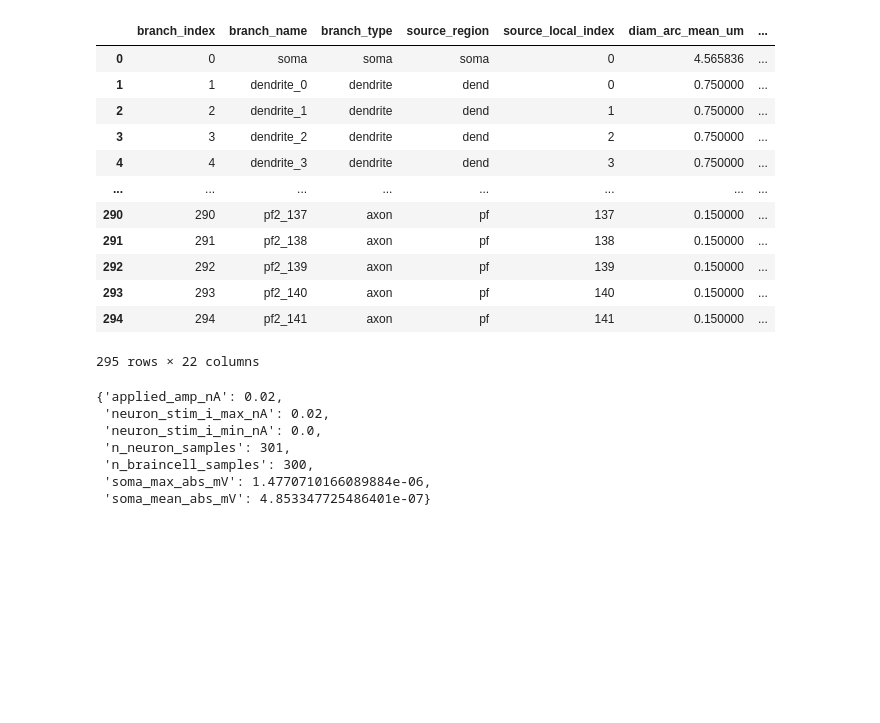
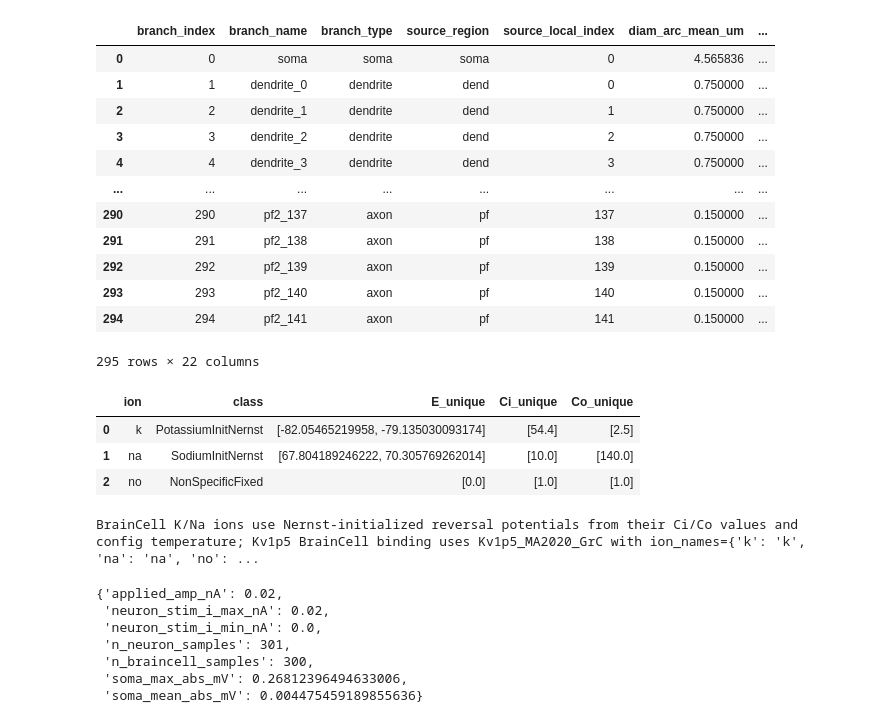
Before and after one commit to chaobrain/braincell, a Jupyter notebook: examples/neuron_compare/cell/grc_ma2020/debug/run_full_debug.ipynb, the cells around one changed output. Saved outputs shown, nothing was run; the diff lists cells and outputs as text; code cells hidden in the pictures; blank space fills up the shorter version.

Commit message:
feat(cell): add GrC formal and full morphology templates

```diff
--- a/examples/neuron_compare/cell/grc_ma2020/debug/run_full_debug.ipynb
+++ b/examples/neuron_compare/cell/grc_ma2020/debug/run_full_debug.ipynb
@@ -234,40 +245,68 @@ h.tstop = DURATION_MS
 h.v_init = config.v_init_mV
 t_neuron = h.Vector().record(h._ref_t)
 h.finitialize(h.v_init)
 h.run()
 
 braincell_cell.cell.place(
     at("soma", 0.5),
     mech.CurrentClamp.step(AMP_NA * u.nA, STIM_DUR_MS * u.ms, delay=DELAY_MS * u.ms),
 )
 braincell_cell.cell.init_state()
+
+def _ion_summary(cell, name):
+    try:
+        ion = cell.get_ion(name)
+    except (KeyError, RuntimeError) as exc:
+        return {"ion": name, "class": "not painted", "note": str(exc)}
+    units = {"E": u.mV, "Ci": u.mM, "Co": u.mM}
+    row = {"ion": name, "class": type(ion).__name__}
+    for field, unit in units.items():
+        if hasattr(ion, field):
+            values = np.asarray(getattr(ion, field).to_decimal(unit), dtype=float).reshape(-1)
+            row[f"{field}_unique"] = np.unique(np.round(values, 12)).tolist()
+    return row
+
+display(pd.DataFrame([
+    _ion_summary(braincell_cell.cell, name)
+    for name in ("k", "na", "no")
+    if name in ("k", "na") or toggles.kv1p5
+]))
+print(
+    "BrainCell K/Na ions use Nernst-initialized reversal potentials from their Ci/Co values and config temperature; "
+    "Kv1p5 BrainCell binding uses Kv1p5_MA2020_GrC with ion_names={'k': 'k', 'na': 'na', 'no': 'no'}."
+)
 braincell_cell.cell.reset_state()
 bc_run = braincell_cell.cell.run(dt=DT_MS * u.ms, duration=DURATION_MS * u.ms)
 
 nrn_v = neuron_cell.collect_voltage_results(nrn_probes)
 bc_v = braincell_cell.collect_voltage_results(bc_probes, bc_run)
 t_neuron = np.asarray(t_neuron, dtype=float)
 stim_i = np.asarray(stim_i, dtype=float)
 t_bc = np.arange(1, len(bc_v["soma_voltage_mV"]) + 1, dtype=float) * DT_MS
 nrn_soma_for_bc = np.interp(t_bc, t_neuron, nrn_v["soma_voltage_mV"])
 delta = bc_v["soma_voltage_mV"] - nrn_soma_for_bc
 {
     "applied_amp_nA": float(AMP_NA),
     "neuron_stim_i_max_nA": float(np.max(stim_i)) if len(stim_i) else None,
     "neuron_stim_i_min_nA": float(np.min(stim_i)) if len(stim_i) else None,
     "n_neuron_samples": int(len(t_neuron)),
     "n_braincell_samples": int(len(t_bc)),
     "soma_max_abs_mV": float(np.max(np.abs(delta))),
     "soma_mean_abs_mV": float(np.mean(np.abs(delta))),
 }
 # %% [output]
+|  | ion | class | E_unique | Ci_unique | Co_unique |
+| 0 | k | PotassiumInitNernst | [-82.05465219958, -79.135030093174] | [54.4] | [2.5] |
+| 1 | na | SodiumInitNernst | [67.804189246222, 70.305769262014] | [10.0] | [140.0] |
+| 2 | no | NonSpecificFixed | [0.0] | [1.0] | [1.0] |
-{'applied_amp_nA': 0.02,
- 'neuron_stim_i_max_nA': 0.02,
- 'neuron_stim_i_min_nA': 0.0,
- 'n_neuron_samples': 301,
- 'n_braincell_samples': 300,
- 'soma_max_abs_mV': 1.4770710166089884e-06,
- 'soma_mean_abs_mV': 4.853347725486401e-07}
+BrainCell K/Na ions use Nernst-initialized reversal potentials from their Ci/Co values and config temperature; Kv1p5 BrainCell binding uses Kv1p5_MA2020_GrC with ion_names={'k': 'k', 'na': 'na', 'no': ...
+{'applied_amp_nA': 0.02,
+ 'neuron_stim_i_max_nA': 0.02,
+ 'neuron_stim_i_min_nA': 0.0,
+ 'n_neuron_samples': 301,
+ 'n_braincell_samples': 300,
+ 'soma_max_abs_mV': 0.26812396494633006,
+ 'soma_mean_abs_mV': 0.004475459189855636}
 # %%
 plt.figure(figsize=(8, 4))
 plt.plot(t_neuron, nrn_v["soma_voltage_mV"], label="NEURON")
```
Also changed, not shown: parts of 3 cells of this notebook, 11 other files.
